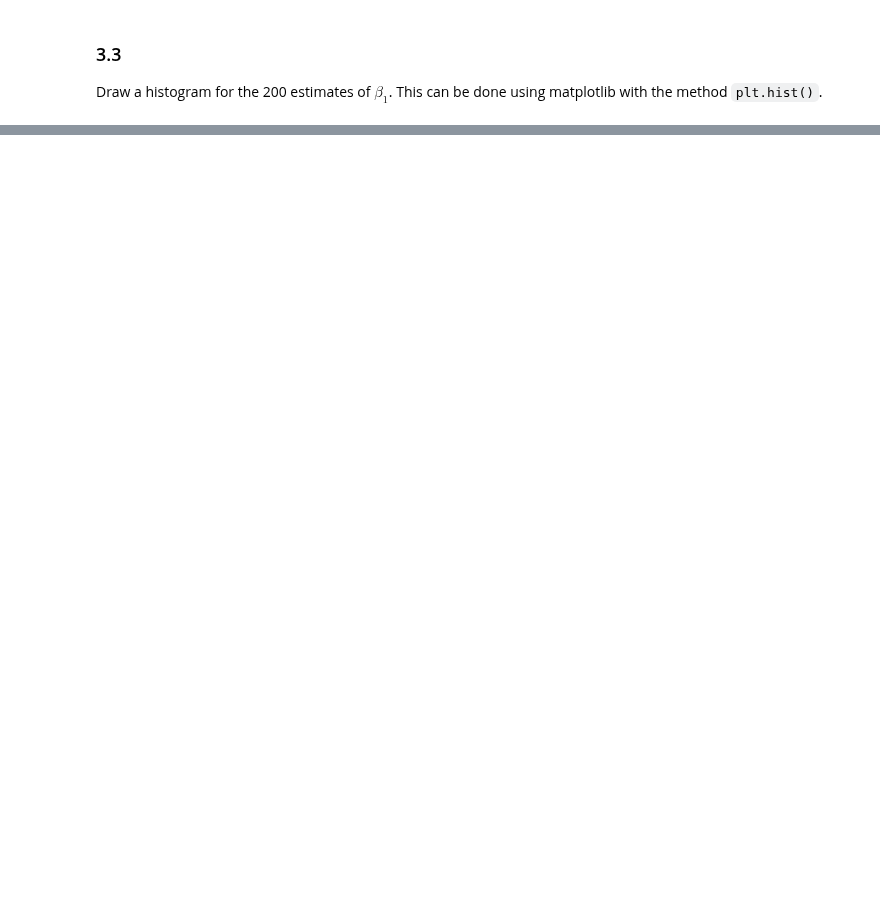
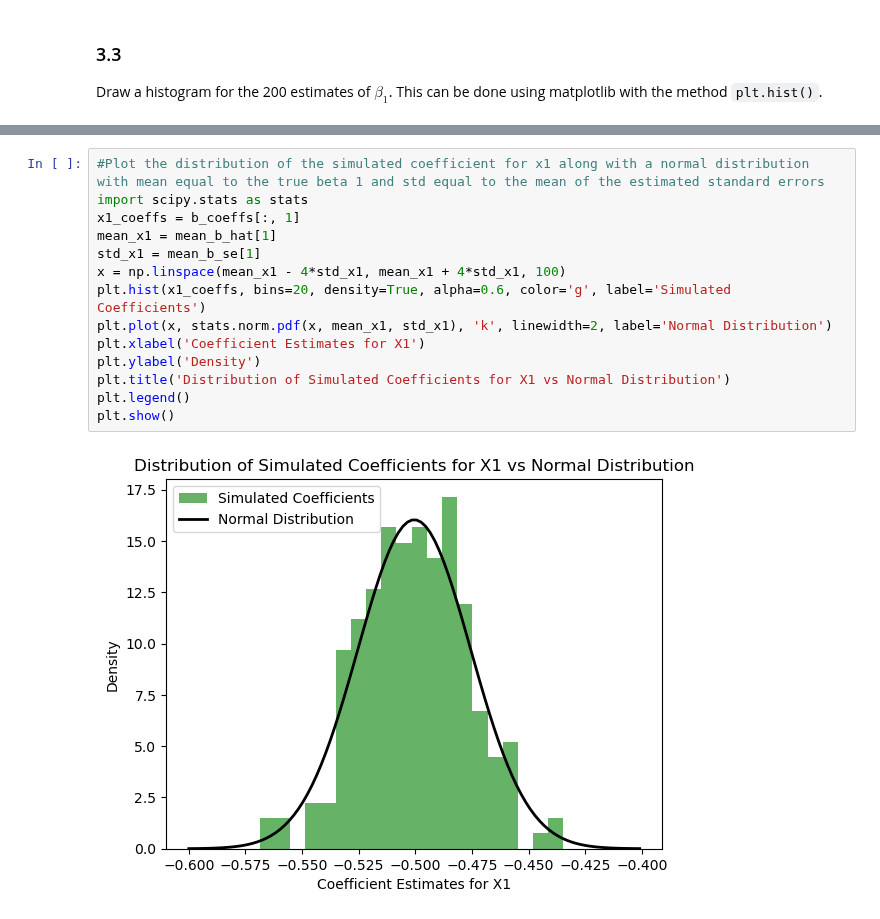
Before and after one commit to anl1313/AME_2025, a Jupyter notebook: Excercise classes/Class 1/w1_ex_ante (Freja).ipynb, the cells around one changed output, grey strips where cells are left out. Cells and saved outputs as stored; diff of their text form; blank space fills up the shorter version.

```diff
--- a/Excercise classes/Class 1/w1_ex_ante (Freja).ipynb
+++ b/Excercise classes/Class 1/w1_ex_ante (Freja).ipynb
@@ -455,0 +547,16 @@ Draw a histogram for the 200 estimates of $\beta_1$. This can be done using matp
+# %%
+#Plot the distribution of the simulated coefficient for x1 along with a normal distribution with mean equal to the true beta 1 and std equal to the mean of the estimated standard errors
+import scipy.stats as stats
+x1_coeffs = b_coeffs[:, 1]
+mean_x1 = mean_b_hat[1]
+std_x1 = mean_b_se[1]
+x = np.linspace(mean_x1 - 4*std_x1, mean_x1 + 4*std_x1, 100)
+plt.hist(x1_coeffs, bins=20, density=True, alpha=0.6, color='g', label='Simulated Coefficients')
+plt.plot(x, stats.norm.pdf(x, mean_x1, std_x1), 'k', linewidth=2, label='Normal Distribution')
+plt.xlabel('Coefficient Estimates for X1')
+plt.ylabel('Density')
+plt.title('Distribution of Simulated Coefficients for X1 vs Normal Distribution')
+plt.legend()
+plt.show()
+# %% [output]
+[figure, added]
```
Also changed, not shown: parts of 15 cells of this notebook.
